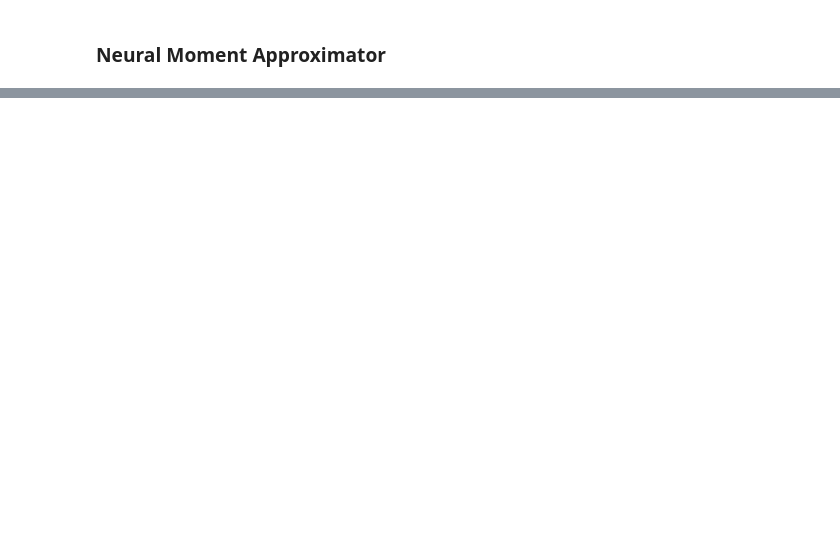
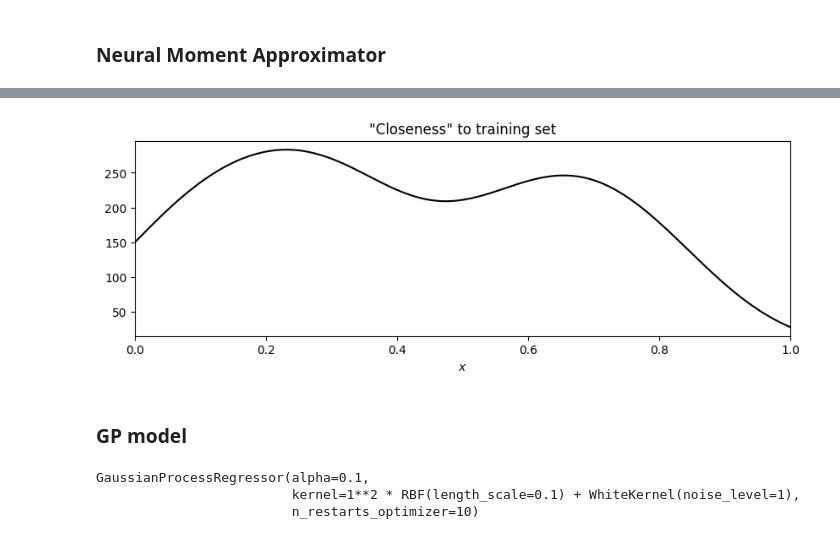
Before and after one commit to jreaso/martingale-predictive, a Jupyter notebook: notebooks/1d-general-experiments.ipynb, the cells around one changed output, grey strips where cells are left out. Saved outputs shown, nothing was run; the diff lists cells and outputs as text; code cells hidden in the pictures; blank space fills up the shorter version.

```diff
--- a/notebooks/1d-general-experiments.ipynb
+++ b/notebooks/1d-general-experiments.ipynb
@@ -165,0 +206,27 @@ Training directly on the log probability density (with the right distribution -
+# %%
+length_scale = 0.12
+pairwise_dists = np.abs(x[:, np.newaxis] - x_vals)
+kernel_vals = np.exp(-pairwise_dists**2 / (2 * length_scale**2))
+dist_vals = kernel_vals.sum(axis=0)
+# %%
+plt.figure(figsize=(10,3))
+plt.plot(x_vals, dist_vals, color="black", linewidth=1.5)
+plt.xlim(0,1)
+plt.xlabel("$x$")
+plt.title("\"Closeness\" to training set")
+plt.show()
+# %% [output]
+[figure, added]
+# %% [markdown]
+### GP model
+# %%
+X_train = x.reshape(-1, 1)
+y_train = y
+
+kernel = ConstantKernel(1.0, (1e-3, 1e3)) * RBF(length_scale=0.1, length_scale_bounds=(1e-2, 1.0)) + WhiteKernel(noise_level=1)
+gp = GaussianProcessRegressor(kernel=kernel, n_restarts_optimizer=10, alpha=0.1)
+gp.fit(X_train, y_train)
+# %% [output]
+GaussianProcessRegressor(alpha=0.1,
+                         kernel=1**2 * RBF(length_scale=0.1) + WhiteKernel(noise_level=1),
+                         n_restarts_optimizer=10)
```
Also changed, not shown: parts of 22 cells of this notebook.
